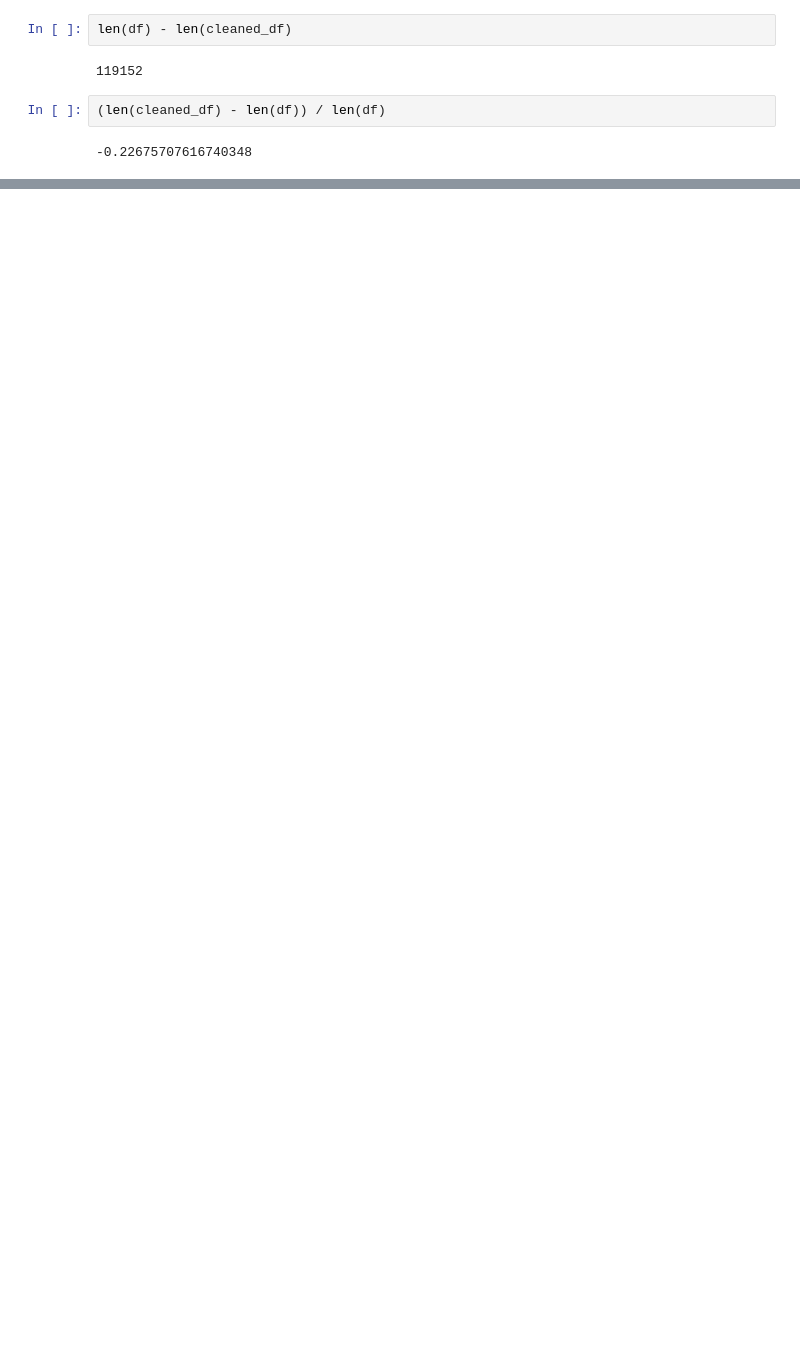
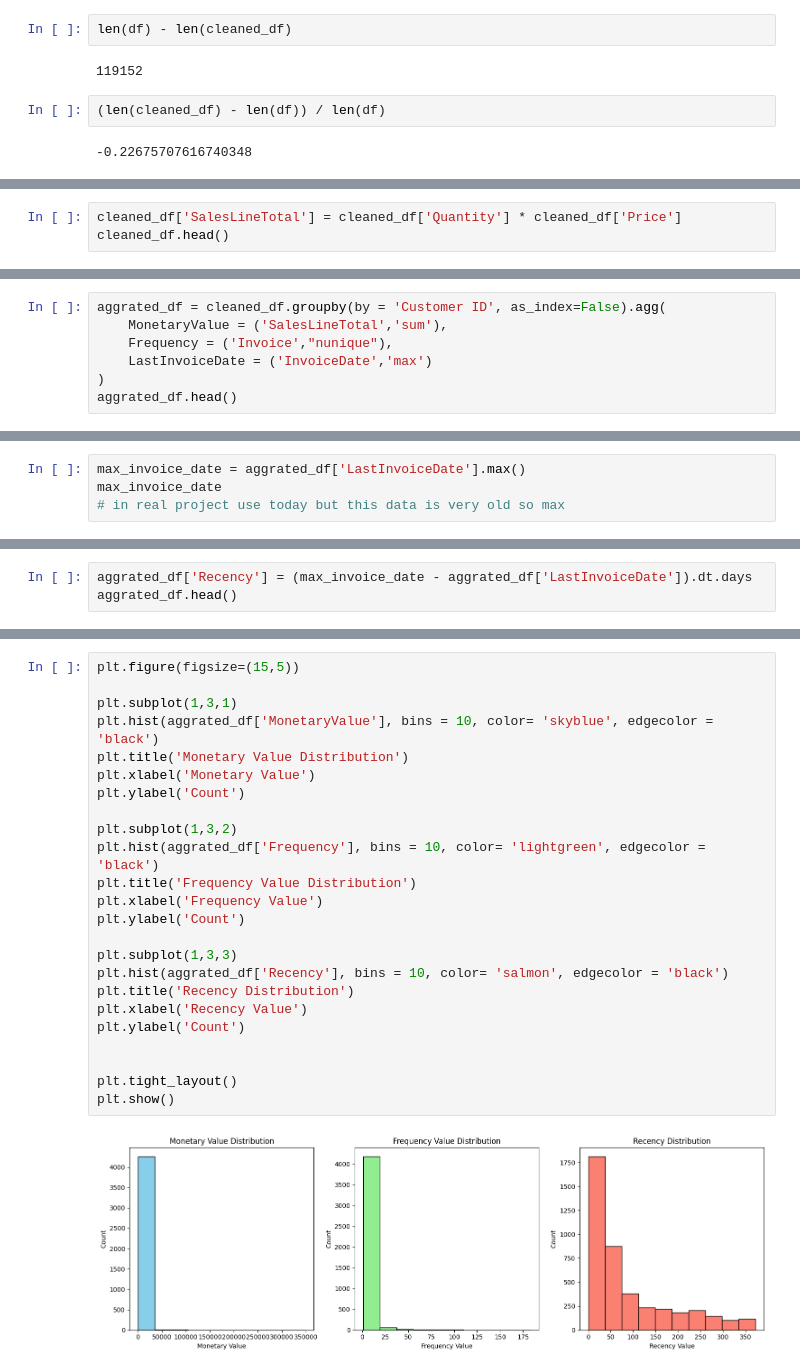
Before and after one commit to OndrejZapletal99/Python_DS_ML, a Jupyter notebook: Customer_clustering/main.ipynb, the cells around one changed output, grey strips where cells are left out. Drawn from its saved outputs; the diff is of its cells as text; blank space fills up the shorter version.

```diff
--- a/Customer_clustering/main.ipynb
+++ b/Customer_clustering/main.ipynb
@@ -391,0 +398,3 @@ len(df) - len(cleaned_df)
+# %%
+cleaned_df['SalesLineTotal'] = cleaned_df['Quantity'] * cleaned_df['Price']
+cleaned_df.head()
@@ -391,0 +408,7 @@ len(df) - len(cleaned_df)
+# %%
+aggrated_df = cleaned_df.groupby(by = 'Customer ID', as_index=False).agg(
+    MonetaryValue = ('SalesLineTotal','sum'),
+    Frequency = ('Invoice',"nunique"),
+    LastInvoiceDate = ('InvoiceDate','max')
+)
+aggrated_df.head()
@@ -391,0 +422,4 @@ len(df) - len(cleaned_df)
+# %%
+max_invoice_date = aggrated_df['LastInvoiceDate'].max()
+max_invoice_date
+# in real project use today but this data is very old so max
@@ -391,0 +428,3 @@ len(df) - len(cleaned_df)
+# %%
+aggrated_df['Recency'] = (max_invoice_date - aggrated_df['LastInvoiceDate']).dt.days
+aggrated_df.head()
@@ -391,0 +440,26 @@ len(df) - len(cleaned_df)
+# %%
+plt.figure(figsize=(15,5))
+
+plt.subplot(1,3,1)
+plt.hist(aggrated_df['MonetaryValue'], bins = 10, color= 'skyblue', edgecolor = 'black')
+plt.title('Monetary Value Distribution')
+plt.xlabel('Monetary Value')
+plt.ylabel('Count')
+
+plt.subplot(1,3,2)
+plt.hist(aggrated_df['Frequency'], bins = 10, color= 'lightgreen', edgecolor = 'black')
+plt.title('Frequency Value Distribution')
+plt.xlabel('Frequency Value')
+plt.ylabel('Count')
+
+plt.subplot(1,3,3)
+plt.hist(aggrated_df['Recency'], bins = 10, color= 'salmon', edgecolor = 'black')
+plt.title('Recency Distribution')
+plt.xlabel('Recency Value')
+plt.ylabel('Count')
+
+
+plt.tight_layout()
+plt.show()
+# %% [output]
+[figure, added]
```
Also changed, not shown: parts of 20 cells of this notebook.
